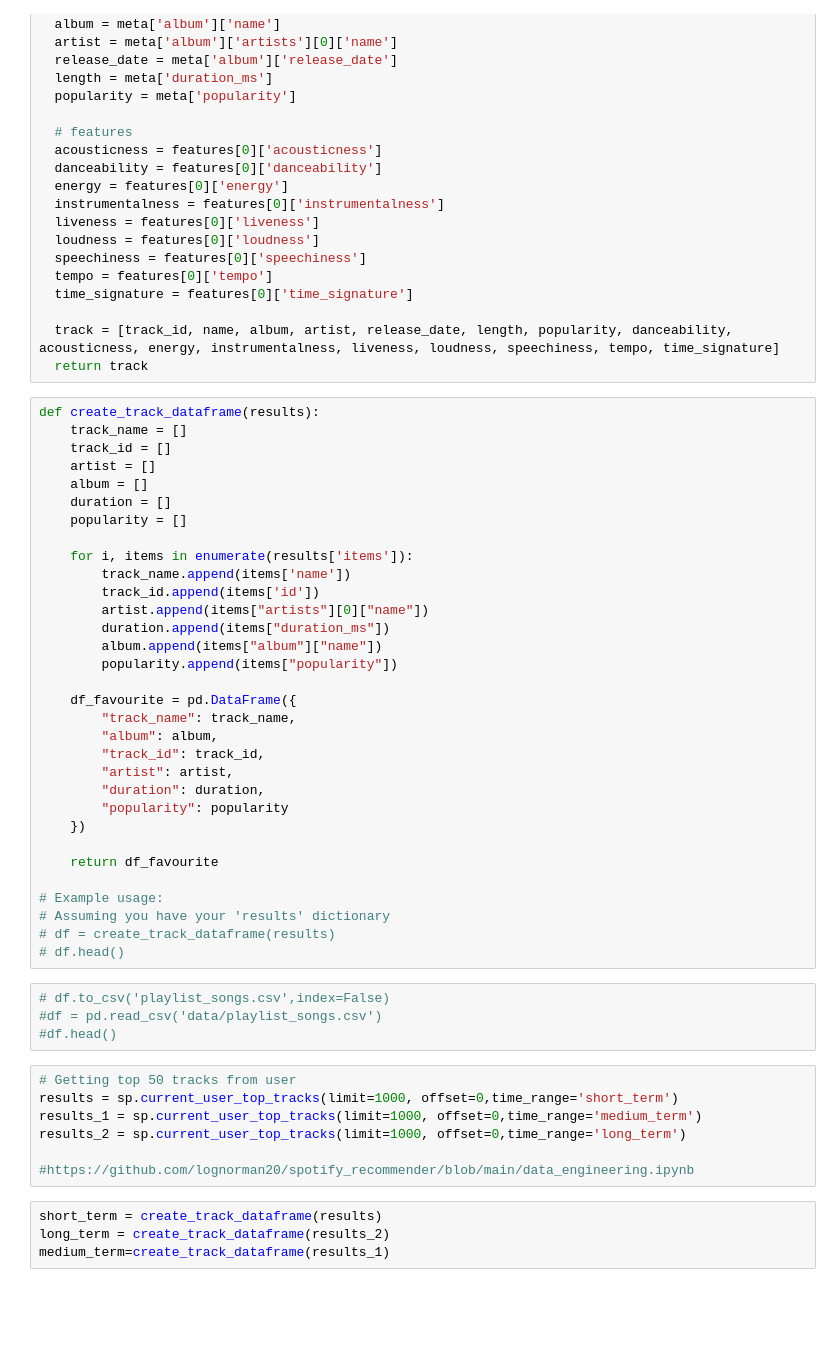
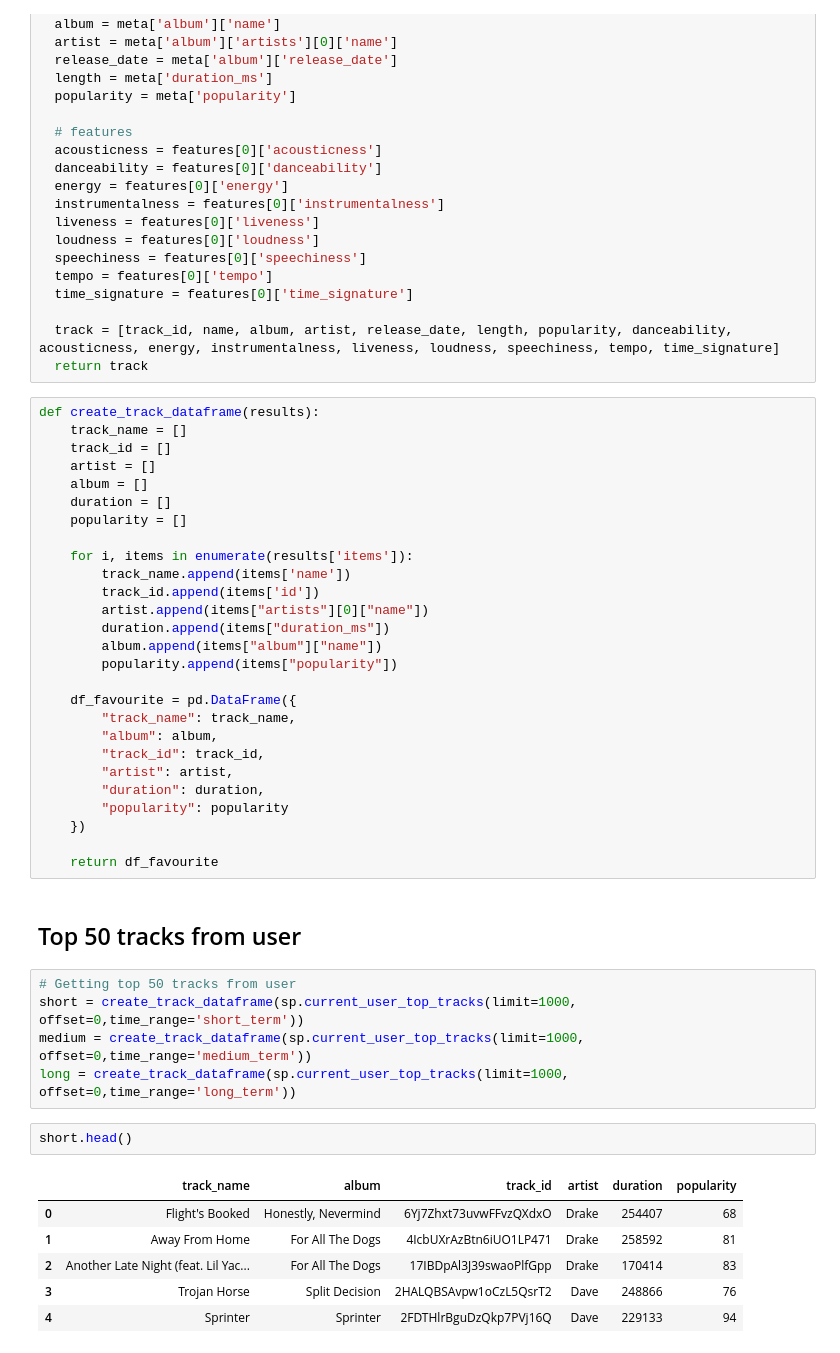
Before and after one commit to EthanFalcao/Spotify_Reccommendation_Algorithm, a Jupyter notebook: data_preprocessing.ipynb, the cells around one changed output. Cells and saved outputs as stored; diff of their text form; blank space fills up the shorter version.

```diff
--- a/data_preprocessing.ipynb
+++ b/data_preprocessing.ipynb
@@ -349,23 +338,19 @@ def create_track_dataframe(results):
     })
 
     return df_favourite
-
-# Example usage:
-# Assuming you have your 'results' dictionary
-# df = create_track_dataframe(results)
-# df.head()
-# %%
-# df.to_csv('playlist_songs.csv',index=False)
-#df = pd.read_csv('data/playlist_songs.csv')
-#df.head()
+# %% [markdown]
+## Top 50 tracks from user
 # %%
 # Getting top 50 tracks from user
-results = sp.current_user_top_tracks(limit=1000, offset=0,time_range='short_term')
-results_1 = sp.current_user_top_tracks(limit=1000, offset=0,time_range='medium_term')
-results_2 = sp.current_user_top_tracks(limit=1000, offset=0,time_range='long_term')
-
-#https://github.com/lognorman20/spotify_recommender/blob/main/data_engineering.ipynb
+short = create_track_dataframe(sp.current_user_top_tracks(limit=1000, offset=0,time_range='short_term'))
+medium = create_track_dataframe(sp.current_user_top_tracks(limit=1000, offset=0,time_range='medium_term'))
+long = create_track_dataframe(sp.current_user_top_tracks(limit=1000, offset=0,time_range='long_term'))
-# %%
-short_term = create_track_dataframe(results)
-long_term = create_track_dataframe(results_2)
-medium_term=create_track_dataframe(results_1)
+# %%
+short.head()
+# %% [output]
+|  | track_name | album | track_id | artist | duration | popularity |
+| 0 | Flight's Booked | Honestly, Nevermind | 6Yj7Zhxt73uvwFFvzQXdxO | Drake | 254407 | 68 |
+| 1 | Away From Home | For All The Dogs | 4IcbUXrAzBtn6iUO1LP471 | Drake | 258592 | 81 |
+| 2 | Another Late Night (feat. Lil Yac... | For All The Dogs | 17IBDpAl3J39swaoPlfGpp | Drake | 170414 | 83 |
+| 3 | Trojan Horse | Split Decision | 2HALQBSAvpw1oCzL5QsrT2 | Dave | 248866 | 76 |
+| 4 | Sprinter | Sprinter | 2FDTHlrBguDzQkp7PVj16Q | Dave | 229133 | 94 |
```
Also changed, not shown: parts of 9 cells of this notebook.
